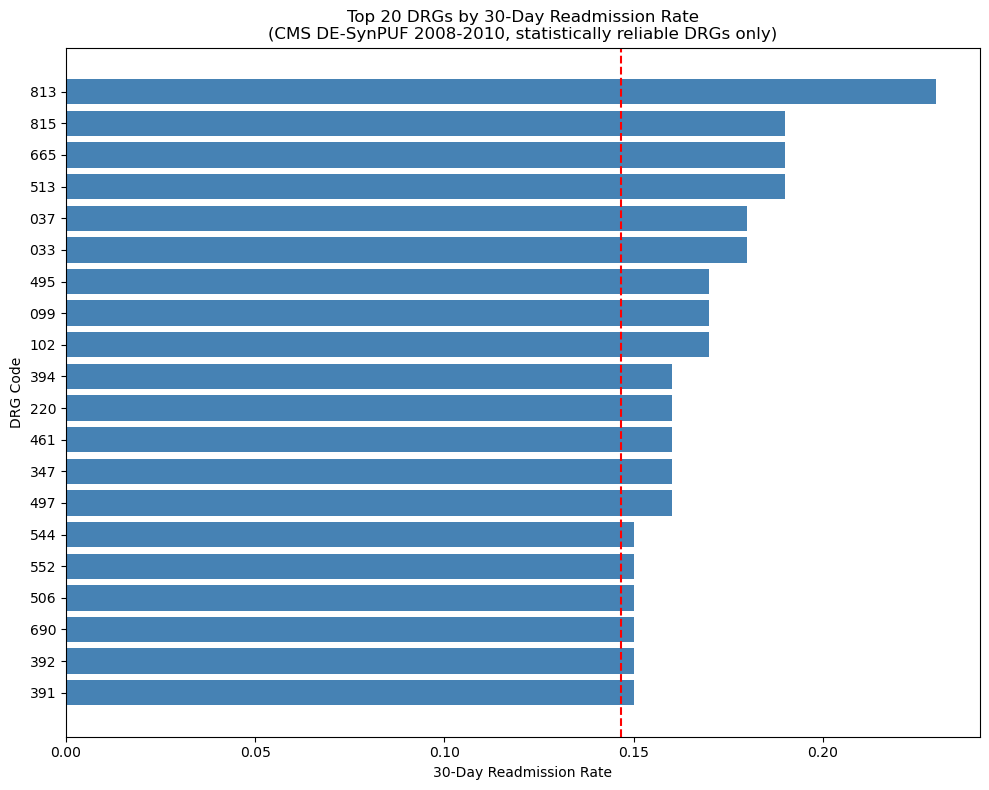
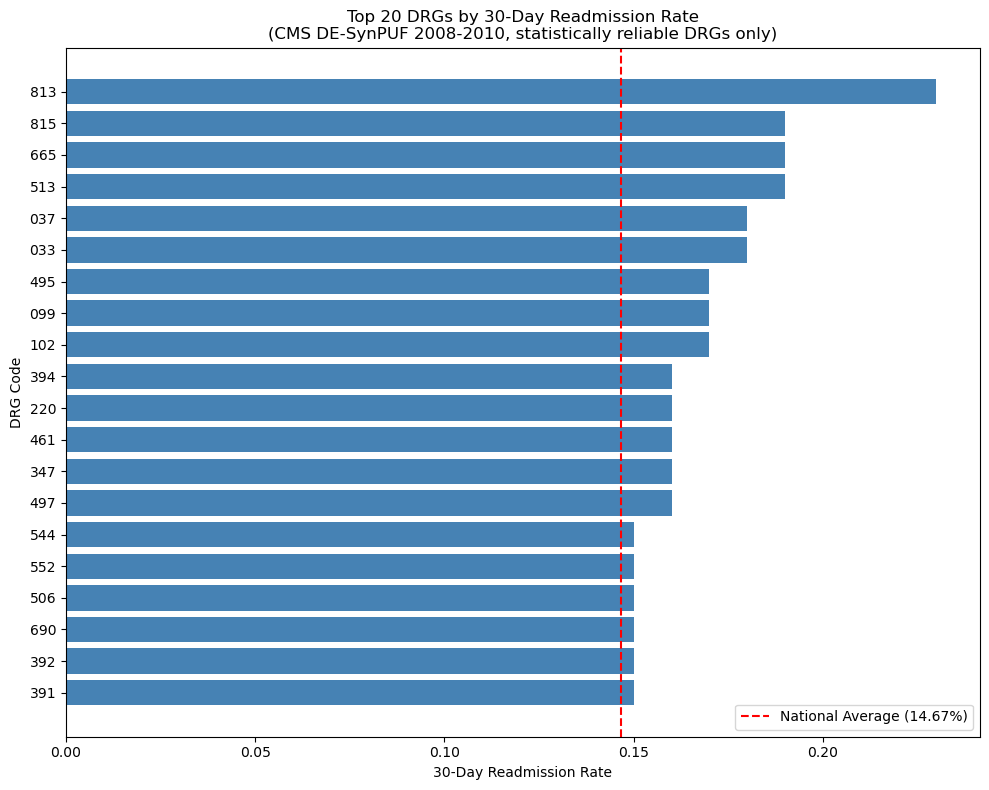
Unified diff of the notebook cell whose output changed from the first chart to the second:
--- before
+++ after
@@ -1,2 +1,4 @@
+# Visualize the top 20 DRG readmission rates and compare against all cause national average
+
 import matplotlib.pyplot as plt
 
@@ -6,7 +8,9 @@
 plt.barh(top20['CLM_DRG_CD'].astype(str), top20['readmission_rate'], color='steelblue')
 plt.axvline(x=0.1467, color='red', linewidth=1.5, linestyle='--', label='National Average (14.67%)')
+plt.legend()
 plt.xlabel('30-Day Readmission Rate')
 plt.ylabel('DRG Code')
 plt.title('Top 20 DRGs by 30-Day Readmission Rate\n(CMS DE-SynPUF 2008-2010, statistically reliable DRGs only)')
 plt.tight_layout()
+plt.savefig('../images/top20_drg_readmission_rate.png', dpi=150, bbox_inches='tight')
 plt.show()

Commit: Update readmission_analysis.ipynb